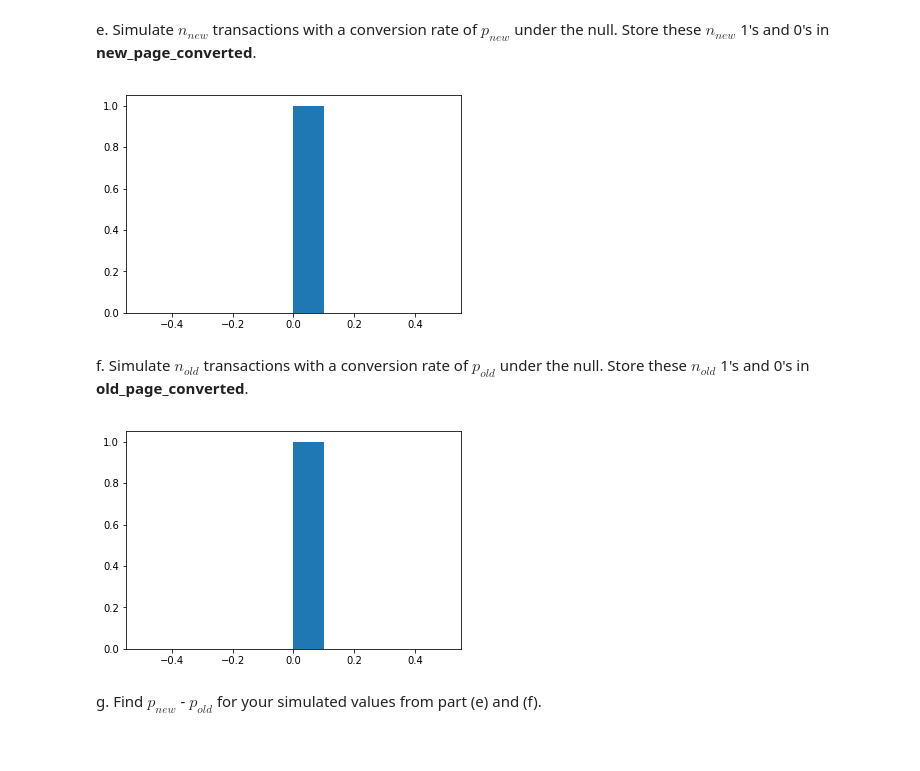
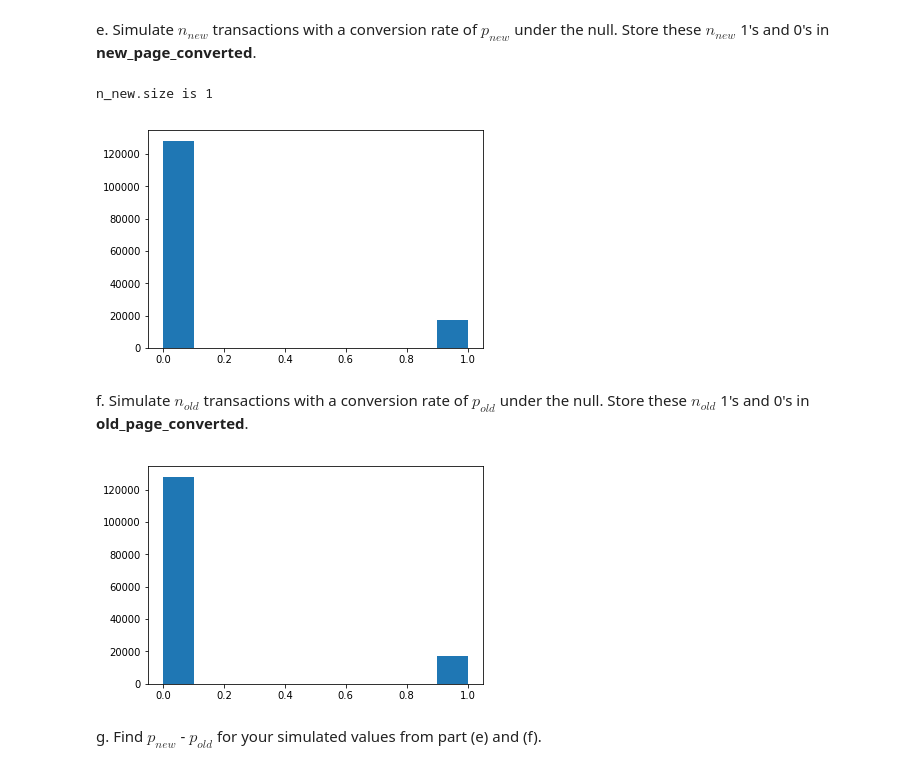
Before and after one commit to nemuochi/analyze_ab_test, a Jupyter notebook: Analyze_ab_test_results_notebook.ipynb, the cells around one changed output. Cells and saved outputs as stored; diff of their text form; code cells hidden in the pictures.

```diff
--- a/Analyze_ab_test_results_notebook.ipynb
+++ b/Analyze_ab_test_results_notebook.ipynb
@@ -261,17 +261,19 @@ n_old
 # %% [markdown]
 e. Simulate $n_{new}$ transactions with a conversion rate of $p_{new}$ under the null.  Store these $n_{new}$ 1's and 0's in **new_page_converted**.
 # %%
-new_page_converted = np.random.normal(0, p_new.std(),n_new.size)
+print(f'n_new.size is {n_new.size}')
+new_page_converted = np.random.binomial(1, p_new, n_new)
 plt.hist(new_page_converted);
 # %% [output]
+n_new.size is 1
-[figure, old version]
+[figure, new version]
 # %% [markdown]
 f. Simulate $n_{old}$ transactions with a conversion rate of $p_{old}$ under the null.  Store these $n_{old}$ 1's and 0's in **old_page_converted**.
 # %%
-old_page_converted = np.random.normal(0,p_old.std(), n_old.size)
+old_page_converted = np.random.binomial(1,p_old, n_old)
 plt.hist(old_page_converted);
 # %% [output]
-[figure, old version]
+[figure, new version]
 # %% [markdown]
 g. Find $p_{new}$ - $p_{old}$ for your simulated values from part (e) and (f).
 # %%
```
Also changed, not shown: parts of 16 cells of this notebook.
